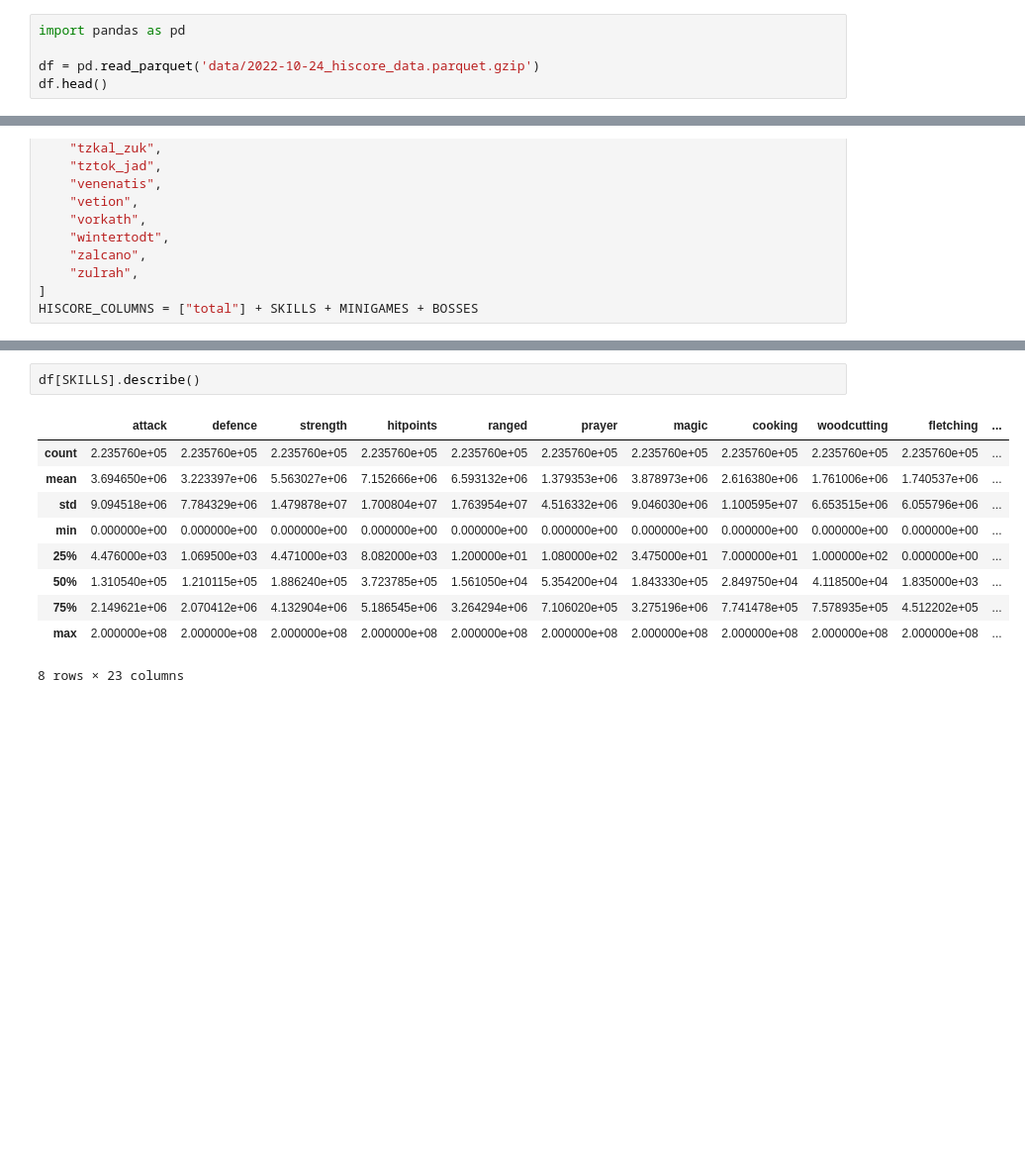
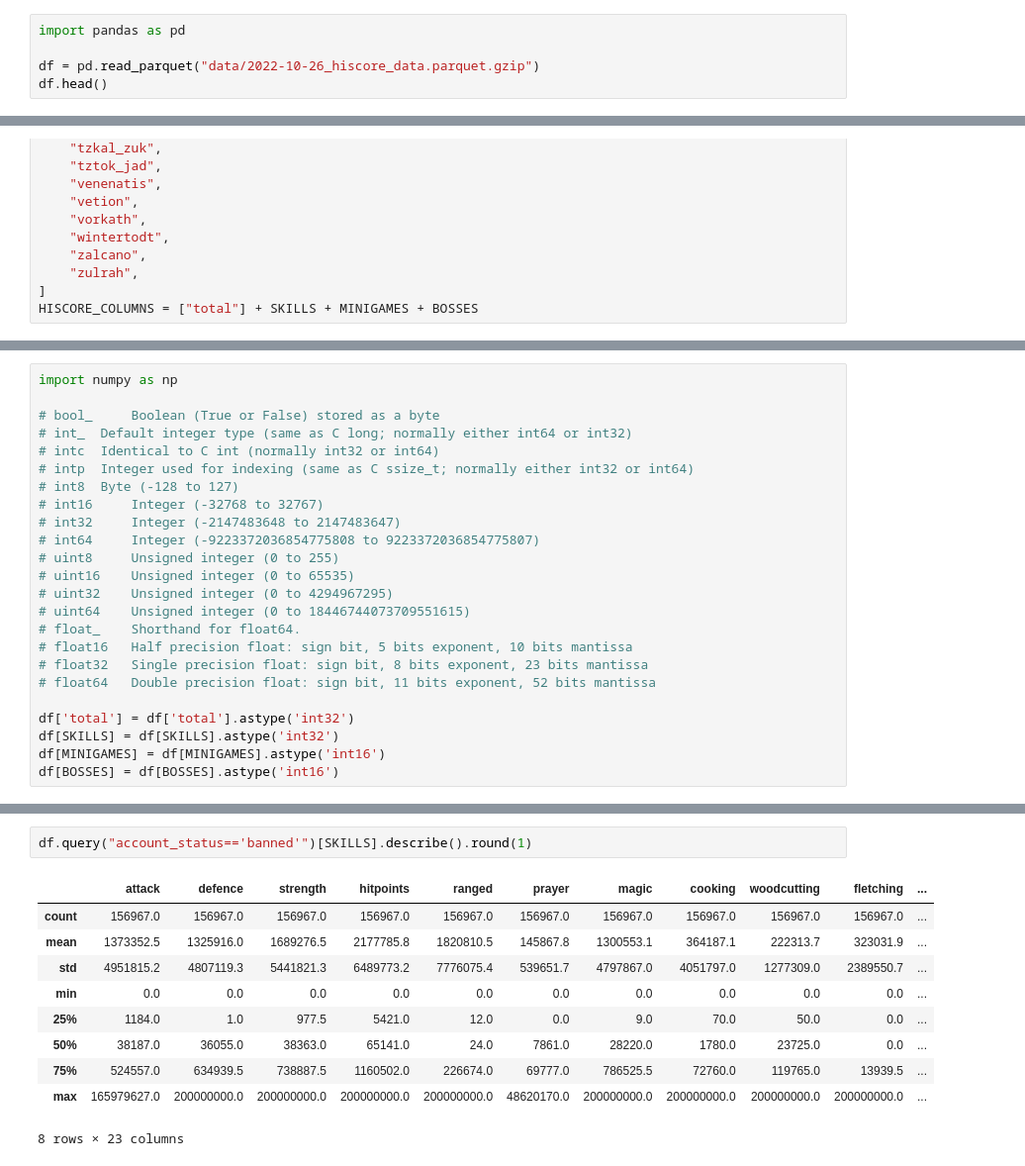
Before and after one commit to Bot-detector/bot-detector-ml-training, a Jupyter notebook: wandb_binary_prediction.ipynb, the cells around one changed output, grey strips where cells are left out. Shown at 99% size. Saved outputs shown, nothing was run; the diff lists cells and outputs as text; blank space fills up the shorter version.

```diff
--- a/wandb_binary_prediction.ipynb
+++ b/wandb_binary_prediction.ipynb
@@ -23,7 +26,7 @@ True
 # %%
 import pandas as pd
 
-df = pd.read_parquet('data/2022-10-24_hiscore_data.parquet.gzip')
+df = pd.read_parquet("data/2022-10-26_hiscore_data.parquet.gzip")
 df.head()
 # %% [output]
 |  | name | created_at | updated_at | possible_ban | confirmed_ban | label_id | label | account_status | ... |
@@ -128,0 +152,24 @@ HISCORE_COLUMNS = ["total"] + SKILLS + MINIGAMES + BOSSES
+# %%
+import numpy as np
+
+# bool_ 	Boolean (True or False) stored as a byte
+# int_ 	Default integer type (same as C long; normally either int64 or int32)
+# intc 	Identical to C int (normally int32 or int64)
+# intp 	Integer used for indexing (same as C ssize_t; normally either int32 or int64)
+# int8 	Byte (-128 to 127)
+# int16 	Integer (-32768 to 32767)
+# int32 	Integer (-2147483648 to 2147483647)
+# int64 	Integer (-9223372036854775808 to 9223372036854775807)
+# uint8 	Unsigned integer (0 to 255)
+# uint16 	Unsigned integer (0 to 65535)
+# uint32 	Unsigned integer (0 to 4294967295)
+# uint64 	Unsigned integer (0 to 18446744073709551615)
+# float_ 	Shorthand for float64.
+# float16 	Half precision float: sign bit, 5 bits exponent, 10 bits mantissa
+# float32 	Single precision float: sign bit, 8 bits exponent, 23 bits mantissa
+# float64 	Double precision float: sign bit, 11 bits exponent, 52 bits mantissa
+
+df['total'] = df['total'].astype('int32')
+df[SKILLS] = df[SKILLS].astype('int32')
+df[MINIGAMES] = df[MINIGAMES].astype('int16')
+df[BOSSES] = df[BOSSES].astype('int16')
@@ -129,13 +210,13 @@ HISCORE_COLUMNS = ["total"] + SKILLS + MINIGAMES + BOSSES
 # %%
-df[SKILLS].describe()
+df.query("account_status=='banned'")[SKILLS].describe().round(1)
 # %% [output]
 |  | attack | defence | strength | hitpoints | ranged | prayer | magic | cooking | woodcutting | fletching | ... |
-| count | 2.235760e+05 | 2.235760e+05 | 2.235760e+05 | 2.235760e+05 | 2.235760e+05 | 2.235760e+05 | 2.235760e+05 | 2.235760e+05 | 2.235760e+05 | 2.235760e+05 | ... |
-| mean | 3.694650e+06 | 3.223397e+06 | 5.563027e+06 | 7.152666e+06 | 6.593132e+06 | 1.379353e+06 | 3.878973e+06 | 2.616380e+06 | 1.761006e+06 | 1.740537e+06 | ... |
-| std | 9.094518e+06 | 7.784329e+06 | 1.479878e+07 | 1.700804e+07 | 1.763954e+07 | 4.516332e+06 | 9.046030e+06 | 1.100595e+07 | 6.653515e+06 | 6.055796e+06 | ... |
-| min | 0.000000e+00 | 0.000000e+00 | 0.000000e+00 | 0.000000e+00 | 0.000000e+00 | 0.000000e+00 | 0.000000e+00 | 0.000000e+00 | 0.000000e+00 | 0.000000e+00 | ... |
-| 25% | 4.476000e+03 | 1.069500e+03 | 4.471000e+03 | 8.082000e+03 | 1.200000e+01 | 1.080000e+02 | 3.475000e+01 | 7.000000e+01 | 1.000000e+02 | 0.000000e+00 | ... |
-| 50% | 1.310540e+05 | 1.210115e+05 | 1.886240e+05 | 3.723785e+05 | 1.561050e+04 | 5.354200e+04 | 1.843330e+05 | 2.849750e+04 | 4.118500e+04 | 1.835000e+03 | ... |
-| 75% | 2.149621e+06 | 2.070412e+06 | 4.132904e+06 | 5.186545e+06 | 3.264294e+06 | 7.106020e+05 | 3.275196e+06 | 7.741478e+05 | 7.578935e+05 | 4.512202e+05 | ... |
-| max | 2.000000e+08 | 2.000000e+08 | 2.000000e+08 | 2.000000e+08 | 2.000000e+08 | 2.000000e+08 | 2.000000e+08 | 2.000000e+08 | 2.000000e+08 | 2.000000e+08 | ... |
+| count | 156967.0 | 156967.0 | 156967.0 | 156967.0 | 156967.0 | 156967.0 | 156967.0 | 156967.0 | 156967.0 | 156967.0 | ... |
+| mean | 1373352.5 | 1325916.0 | 1689276.5 | 2177785.8 | 1820810.5 | 145867.8 | 1300553.1 | 364187.1 | 222313.7 | 323031.9 | ... |
+| std | 4951815.2 | 4807119.3 | 5441821.3 | 6489773.2 | 7776075.4 | 539651.7 | 4797867.0 | 4051797.0 | 1277309.0 | 2389550.7 | ... |
+| min | 0.0 | 0.0 | 0.0 | 0.0 | 0.0 | 0.0 | 0.0 | 0.0 | 0.0 | 0.0 | ... |
+| 25% | 1184.0 | 1.0 | 977.5 | 5421.0 | 12.0 | 0.0 | 9.0 | 70.0 | 50.0 | 0.0 | ... |
+| 50% | 38187.0 | 36055.0 | 38363.0 | 65141.0 | 24.0 | 7861.0 | 28220.0 | 1780.0 | 23725.0 | 0.0 | ... |
+| 75% | 524557.0 | 634939.5 | 738887.5 | 1160502.0 | 226674.0 | 69777.0 | 786525.5 | 72760.0 | 119765.0 | 13939.5 | ... |
+| max | 165979627.0 | 200000000.0 | 200000000.0 | 200000000.0 | 200000000.0 | 48620170.0 | 200000000.0 | 200000000.0 | 200000000.0 | 200000000.0 | ... |
 8 rows × 23 columns
```
Also changed, not shown: parts of 19 cells of this notebook, 4 other files.
